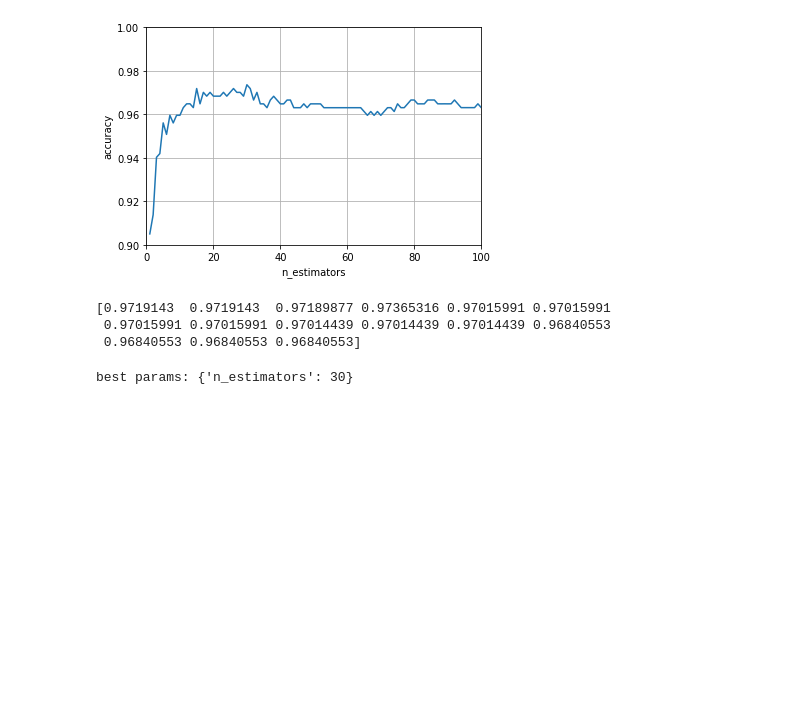
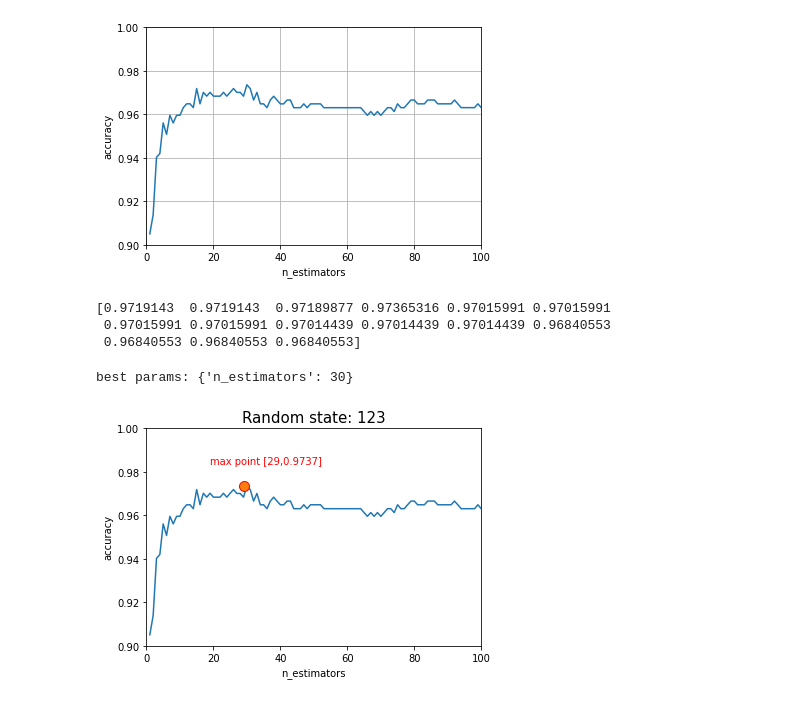
Before and after one commit to MohammedGhafri/soloStatistics2510, a Jupyter notebook: RandForestModel.ipynb, the cells around one changed output. Cells and saved outputs as stored; diff of their text form; code cells hidden in the pictures; blank space fills up the shorter version.

```diff
--- a/RandForestModel.ipynb
+++ b/RandForestModel.ipynb
@@ -128,3 +128,59 @@ rf.fit(X, y)
 print("best params:", gs.best_params_)
 # %% [output]
 best params: {'n_estimators': 30}
+# %%
+# -*- coding: utf-8 -*-
+# import numpy as np
+# import pandas as pd
+# import matplotlib.pyplot as plt
+# from sklearn.datasets import load_breast_cancer
+# from sklearn.ensemble import RandomForestClassifier
+# from sklearn.model_selection import GridSearchCV
+
+
+# cancer_data=load_breast_cancer()
+# df=pd.DataFrame(cancer_data['data'],columns=cancer_data['feature_names'])
+# df['target']=cancer_data['target']
+# X=df[cancer_data.feature_names]
+# y=cancer_data['target']
+
+n_estimators=list(range(1,101))
+params_grid={
+    'n_estimators': n_estimators,
+    }
+rnd_state=123
+rf=RandomForestClassifier(random_state=rnd_state)
+gs=GridSearchCV(rf,params_grid,cv=5)
+gs.fit(X,y)
+ #collect max datapoints
+max_scores=[]
+scores=gs.cv_results_['mean_test_score'].round(4)
+max_score=np.max(scores)
+
+max_scores=[m for m in range(len(scores)) if scores[m] == max_score]
+
+#Graph Info
+title='Random state: '+ str(rnd_state)
+plt.plot(n_estimators,scores)
+plt.title(title,size=15)
+plt.xlabel('n_estimators')
+plt.ylabel('accuracy')
+plt.xlim(0,100)
+plt.ylim(0.9,1.0)
+plt.plot([max_scores],[max_score],
+        marker='o',
+        markersize=10,
+        markerfacecolor=None,
+        markeredgecolor='r')
+if len(max_scores) ==1 :
+    max_text='max point ['+ str(max_scores[0])+','+str(max_score)+']'
+    plt.annotate(s=max_text,xy=(max_scores[0],max_score),
+                  xytext=(max_scores[0]-10,max_score+0.01),
+                  color='r',
+                  size=10)
+else:
+    max_text='max : '+str(max_score)+' ('+str(len(max_scores))+' points)'
+    plt.text(30.0,0.91,max_text,c='b',size =10)
+plt.show()
+# %% [output]
+[figure, added]
```
Also changed, not shown: parts of 10 cells of this notebook.
